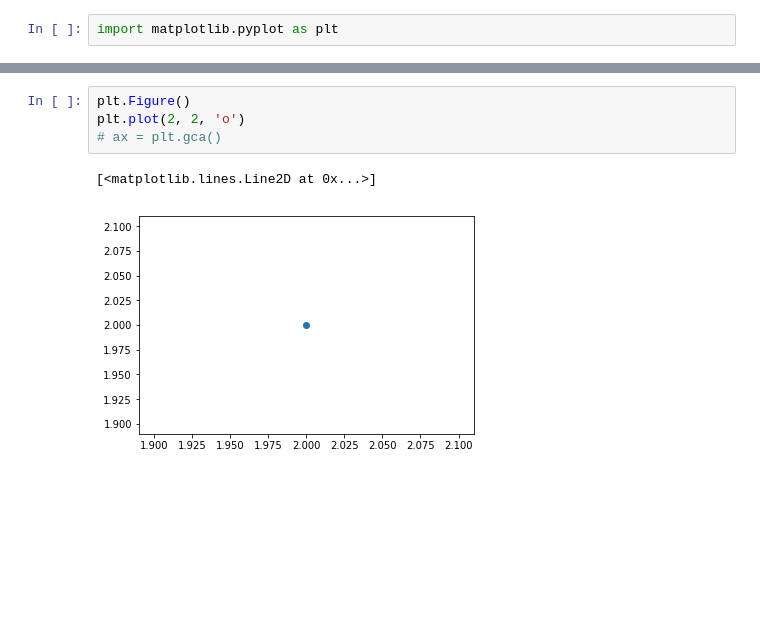
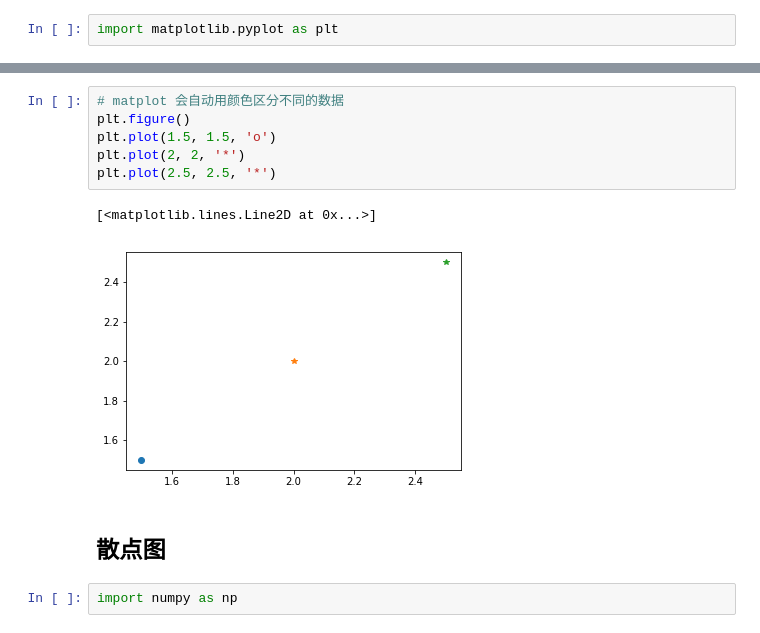
Before and after one commit to purple11261126/pandas, a Jupyter notebook: Python 数据可视化_01 基本图表.ipynb, the cells around one changed output, grey strips where cells are left out. Saved outputs shown, nothing was run; the diff lists cells and outputs as text; blank space fills up the shorter version.

```diff
--- a/Python 数据可视化_01 基本图表.ipynb
+++ b/Python 数据可视化_01 基本图表.ipynb
@@ -23,7 +24,13 @@ plt.plot(3, 2, '*')
-# %%
-plt.Figure()
-plt.plot(2, 2, 'o')
-# ax = plt.gca()
-# %% [output]
-[<matplotlib.lines.Line2D at 0x...>]
-[figure, removed]
+# %%
+# matplot 会自动用颜色区分不同的数据
+plt.figure()
+plt.plot(1.5, 1.5, 'o')
+plt.plot(2, 2, '*')
+plt.plot(2.5, 2.5, '*')
+# %% [output]
+[<matplotlib.lines.Line2D at 0x...>]
+[figure, added]
+# %% [markdown]
+## 散点图
+# %%
+import numpy as np
```
Also changed, not shown: parts of 10 cells of this notebook.
